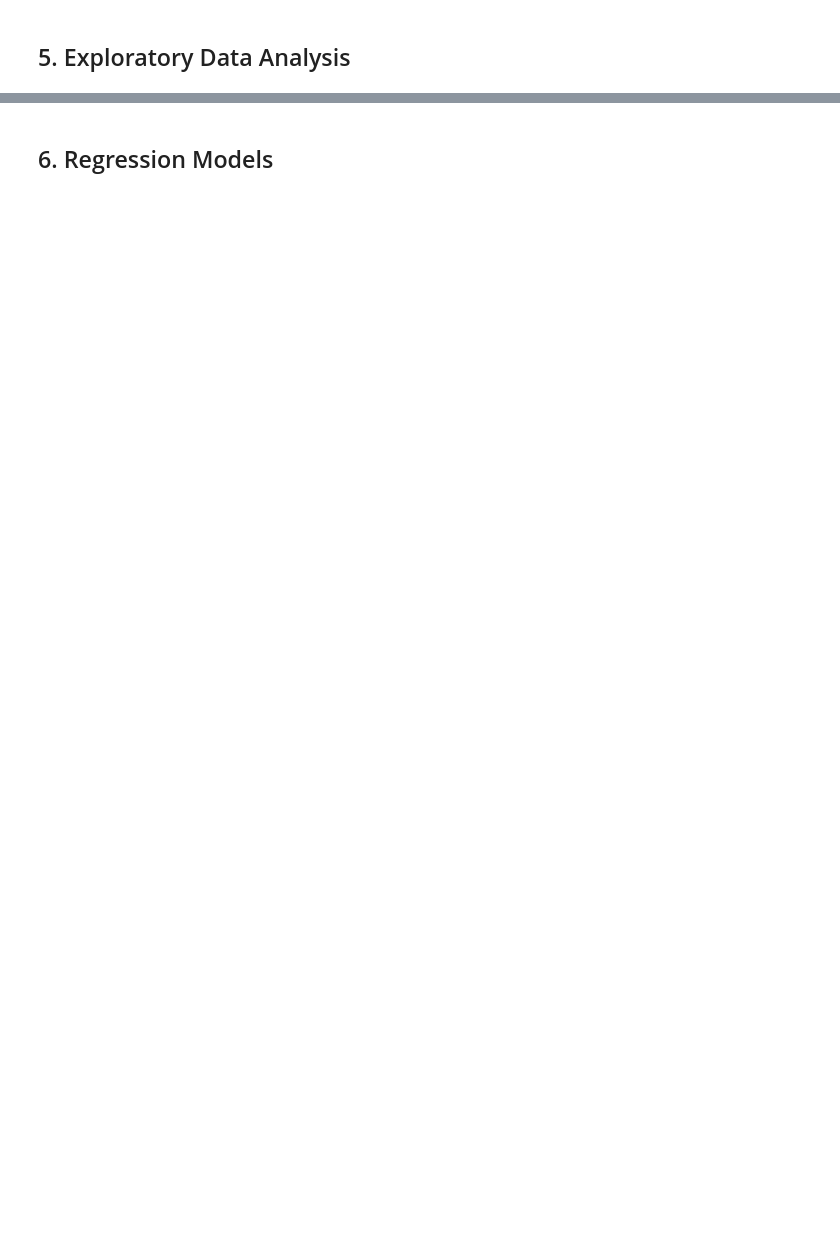
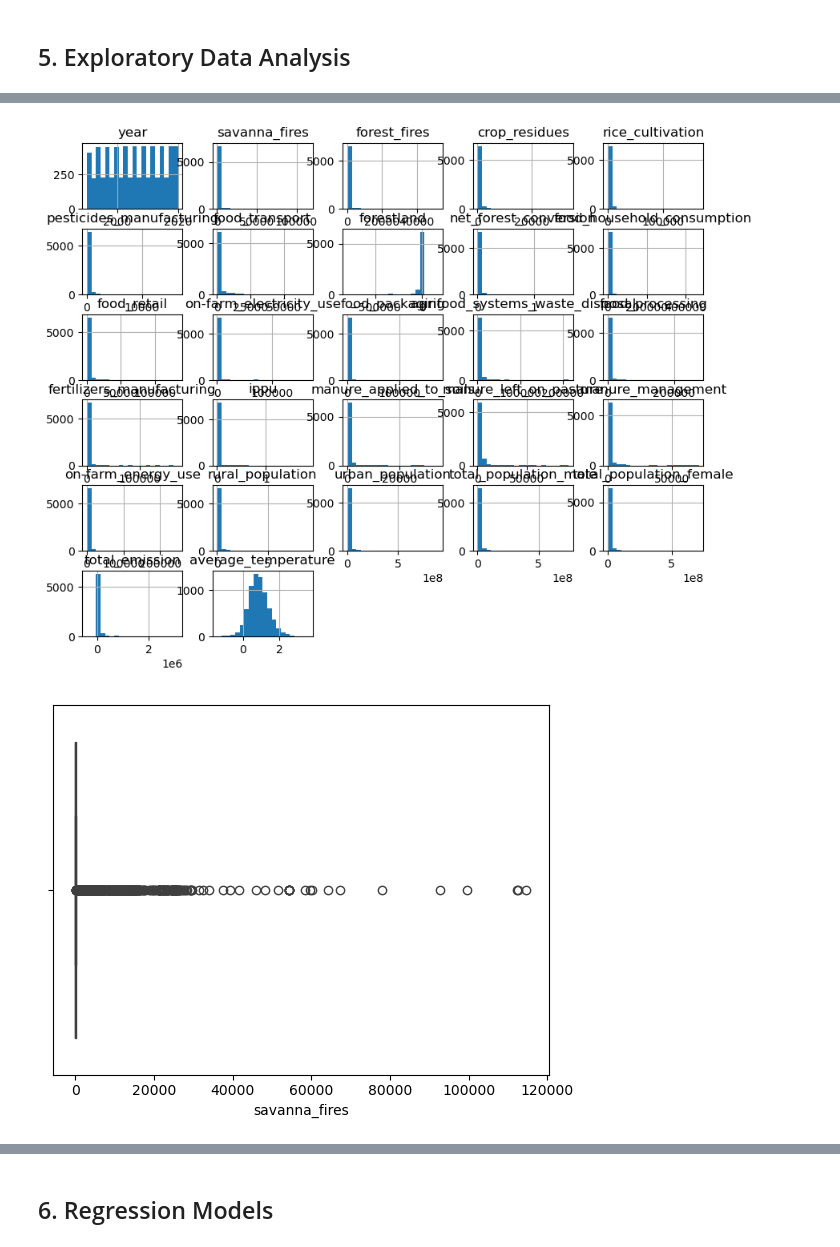
Before and after one commit to glenad/2403-ptds-regression, a Jupyter notebook: Agri_Emissions_Regression.ipynb, the cells around one changed output, grey strips where cells are left out. Saved outputs shown, nothing was run; the diff lists cells and outputs as text; code cells hidden in the pictures; blank space fills up the shorter version.

```diff
--- a/Agri_Emissions_Regression.ipynb
+++ b/Agri_Emissions_Regression.ipynb
@@ -375,0 +466,15 @@ Checking columns with values == -1
+# %%
+# Histograms for each numerical column
+df.hist(figsize=(10, 8), bins=20)
+plt.show()
+
+sns.boxplot(data=df, x='savanna_fires')
+plt.show()
+
+# Boxplot to check for outliers
+#for col in df.select_dtypes(include='number').columns:
+#    sns.boxplot(data=df, x=col)
+#    plt.show()
+# %% [output]
+[figure, added]
+[figure, added]
```
Also changed, not shown: parts of 43 cells of this notebook.
